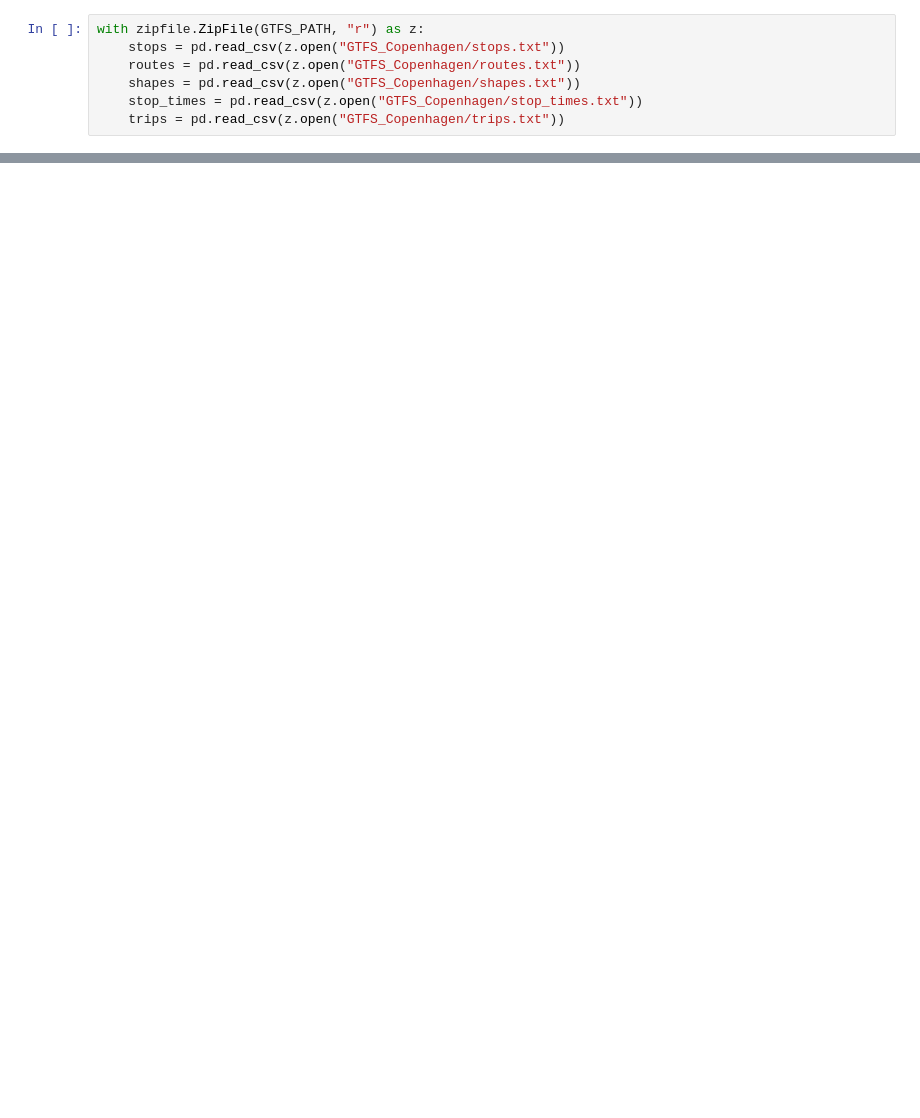
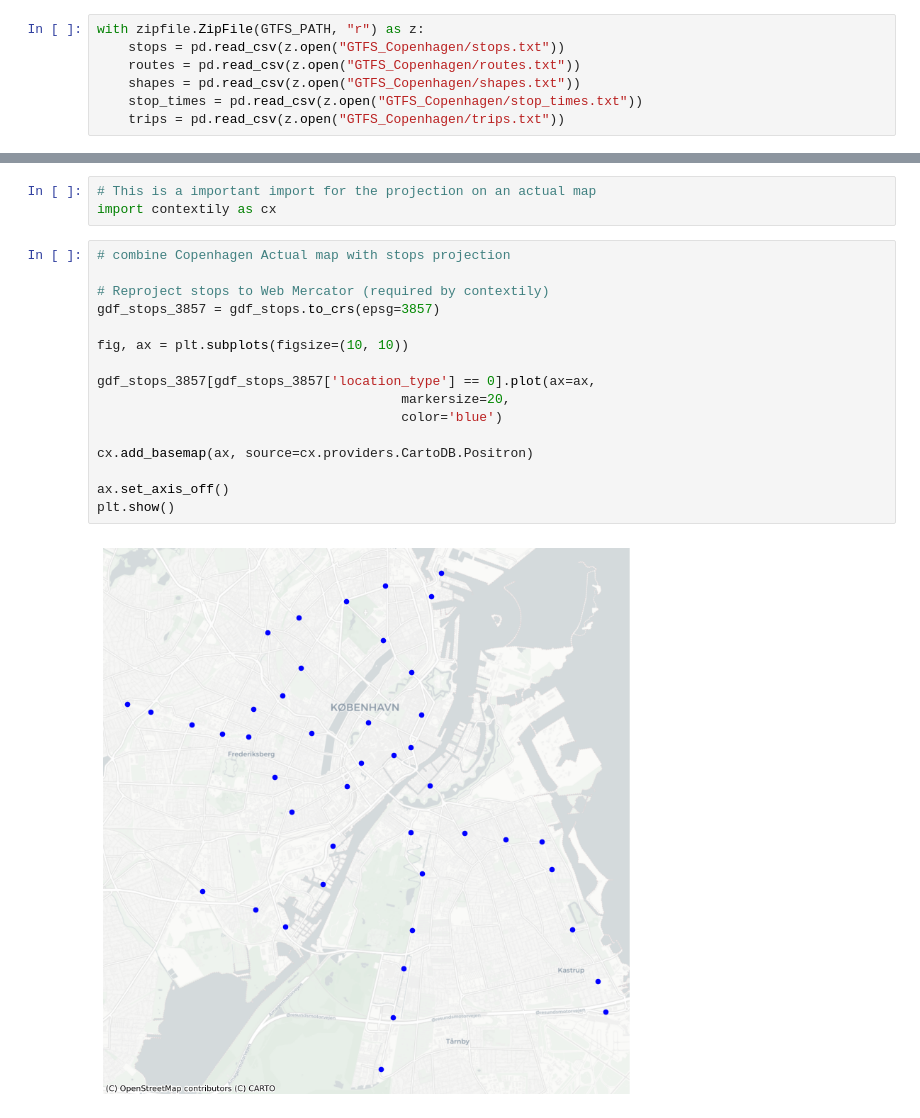
Before and after one commit to jevgbur/Genetic-algorithms-metro-optimization, a Jupyter notebook: data_loading.ipynb, the cells around one changed output, grey strips where cells are left out. Drawn from its saved outputs; the diff is of its cells as text; blank space fills up the shorter version.

```diff
--- a/data_loading.ipynb
+++ b/data_loading.ipynb
@@ -119,0 +122,21 @@ stops_gdf.plot(ax=ax, markersize=4, color="crimson", alpha=0.6)
+# %%
+# This is a important import for the projection on an actual map
+import contextily as cx
+# %%
+# combine Copenhagen Actual map with stops projection
+
+# Reproject stops to Web Mercator (required by contextily)
+gdf_stops_3857 = gdf_stops.to_crs(epsg=3857)
+
+fig, ax = plt.subplots(figsize=(10, 10))
+
+gdf_stops_3857[gdf_stops_3857['location_type'] == 0].plot(ax=ax,
+                                       markersize=20,
+                                       color='blue')
+
+cx.add_basemap(ax, source=cx.providers.CartoDB.Positron)
+
+ax.set_axis_off()
+plt.show()
+# %% [output]
+[figure, added]
```
Also changed, not shown: parts of 9 cells of this notebook.
